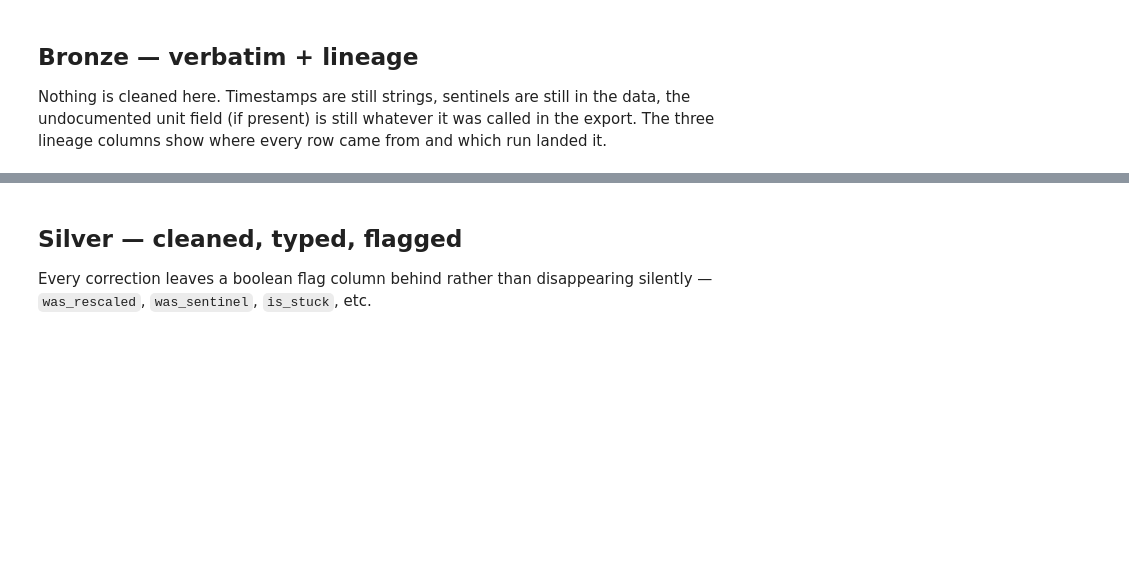
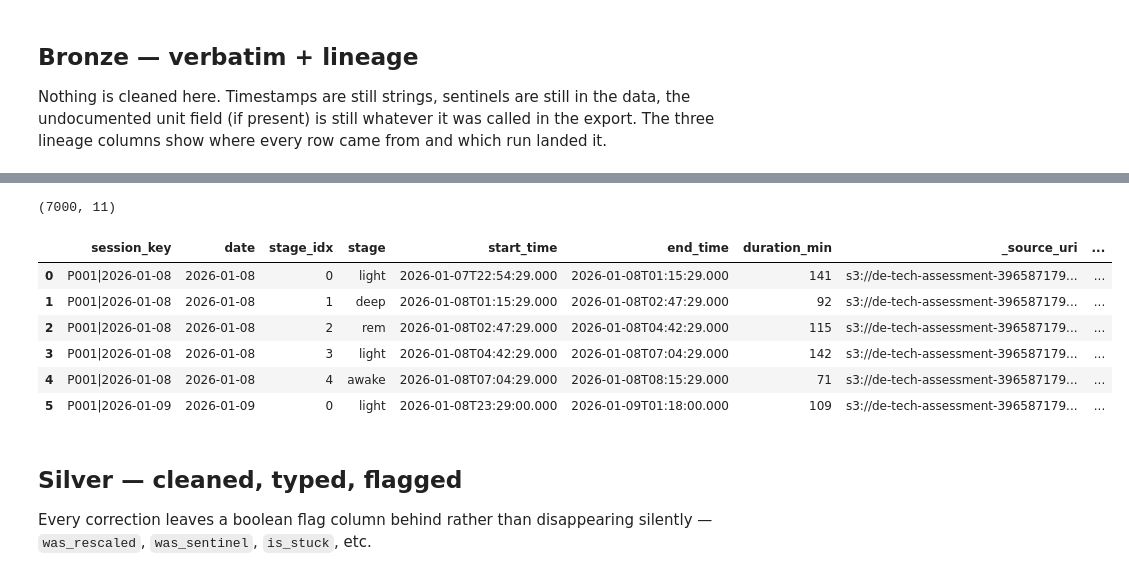
Before and after one commit to diegonaranjo94/loka_test, a Jupyter notebook: poc/notebooks/explore_lake.ipynb, the cells around one changed output, grey strips where cells are left out. Cells and saved outputs as stored; diff of their text form; code cells hidden in the pictures; blank space fills up the shorter version.

```diff
--- a/poc/notebooks/explore_lake.ipynb
+++ b/poc/notebooks/explore_lake.ipynb
@@ -51,3 +54,16 @@ bronze_steps[["_source_uri", "_ingested_at", "_run_id"]].drop_duplicates().head(
+# %%
+bronze_sleep_stages = load_table(C.BRONZE, "bronze_sleep_stages")
+print(bronze_sleep_stages.shape)
+bronze_sleep_stages.head(6)
+# %% [output]
+(7000, 11)
+|  | session_key | date | stage_idx | stage | start_time | end_time | duration_min | _source_uri | ... |
+| 0 | P001|2026-01-08 | 2026-01-08 | 0 | light | 2026-01-07T22:54:29.000 | 2026-01-08T01:15:29.000 | 141 | s3://de-tech-assessment-396587179... | ... |
+| 1 | P001|2026-01-08 | 2026-01-08 | 1 | deep | 2026-01-08T01:15:29.000 | 2026-01-08T02:47:29.000 | 92 | s3://de-tech-assessment-396587179... | ... |
+| 2 | P001|2026-01-08 | 2026-01-08 | 2 | rem | 2026-01-08T02:47:29.000 | 2026-01-08T04:42:29.000 | 115 | s3://de-tech-assessment-396587179... | ... |
+| 3 | P001|2026-01-08 | 2026-01-08 | 3 | light | 2026-01-08T04:42:29.000 | 2026-01-08T07:04:29.000 | 142 | s3://de-tech-assessment-396587179... | ... |
+| 4 | P001|2026-01-08 | 2026-01-08 | 4 | awake | 2026-01-08T07:04:29.000 | 2026-01-08T08:15:29.000 | 71 | s3://de-tech-assessment-396587179... | ... |
+| 5 | P001|2026-01-09 | 2026-01-09 | 0 | light | 2026-01-08T23:29:00.000 | 2026-01-09T01:18:00.000 | 109 | s3://de-tech-assessment-396587179... | ... |
 # %% [markdown]
 ## Silver — cleaned, typed, flagged
 
```
Also changed, not shown: parts of 13 cells of this notebook, 5 other files.
